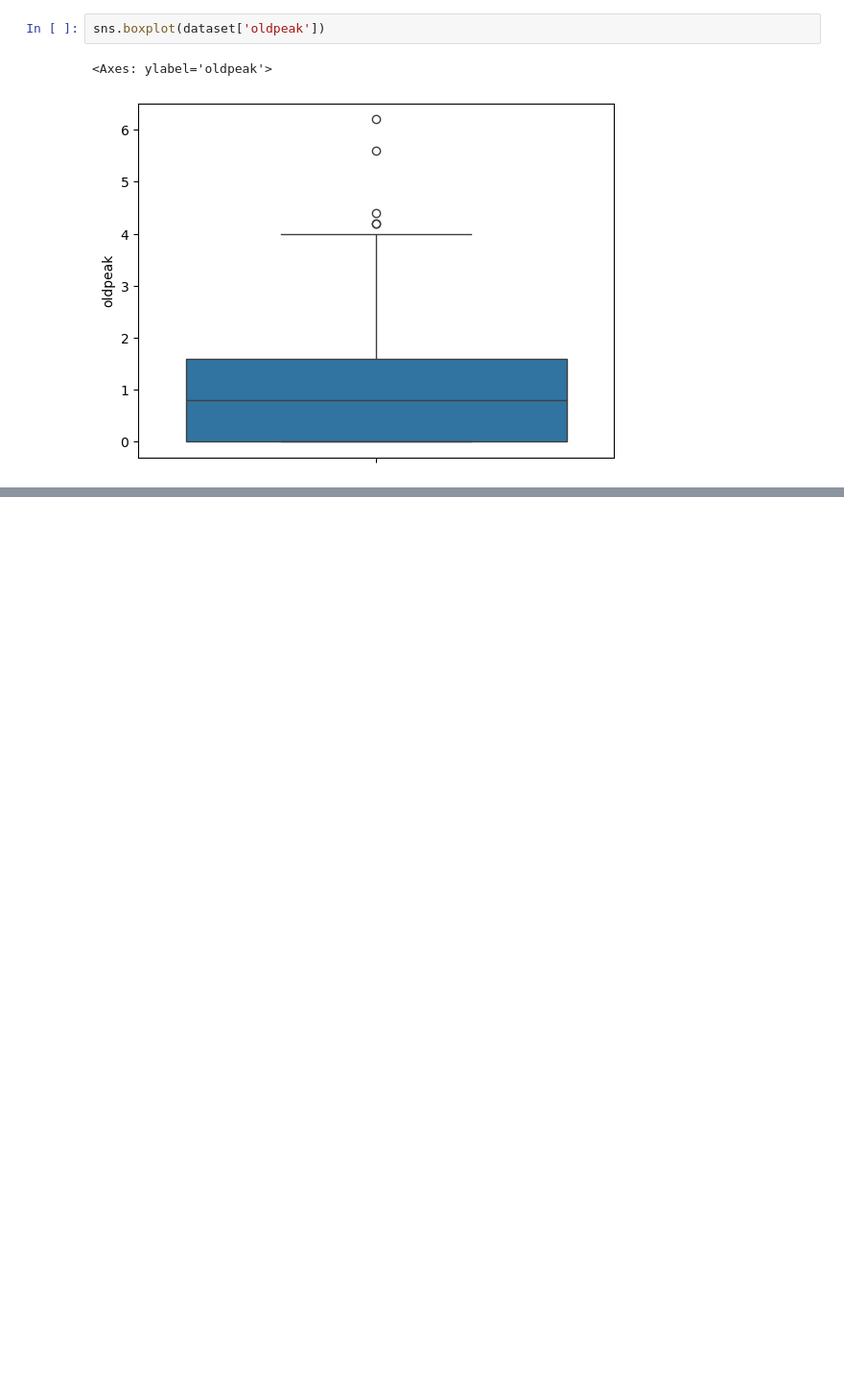
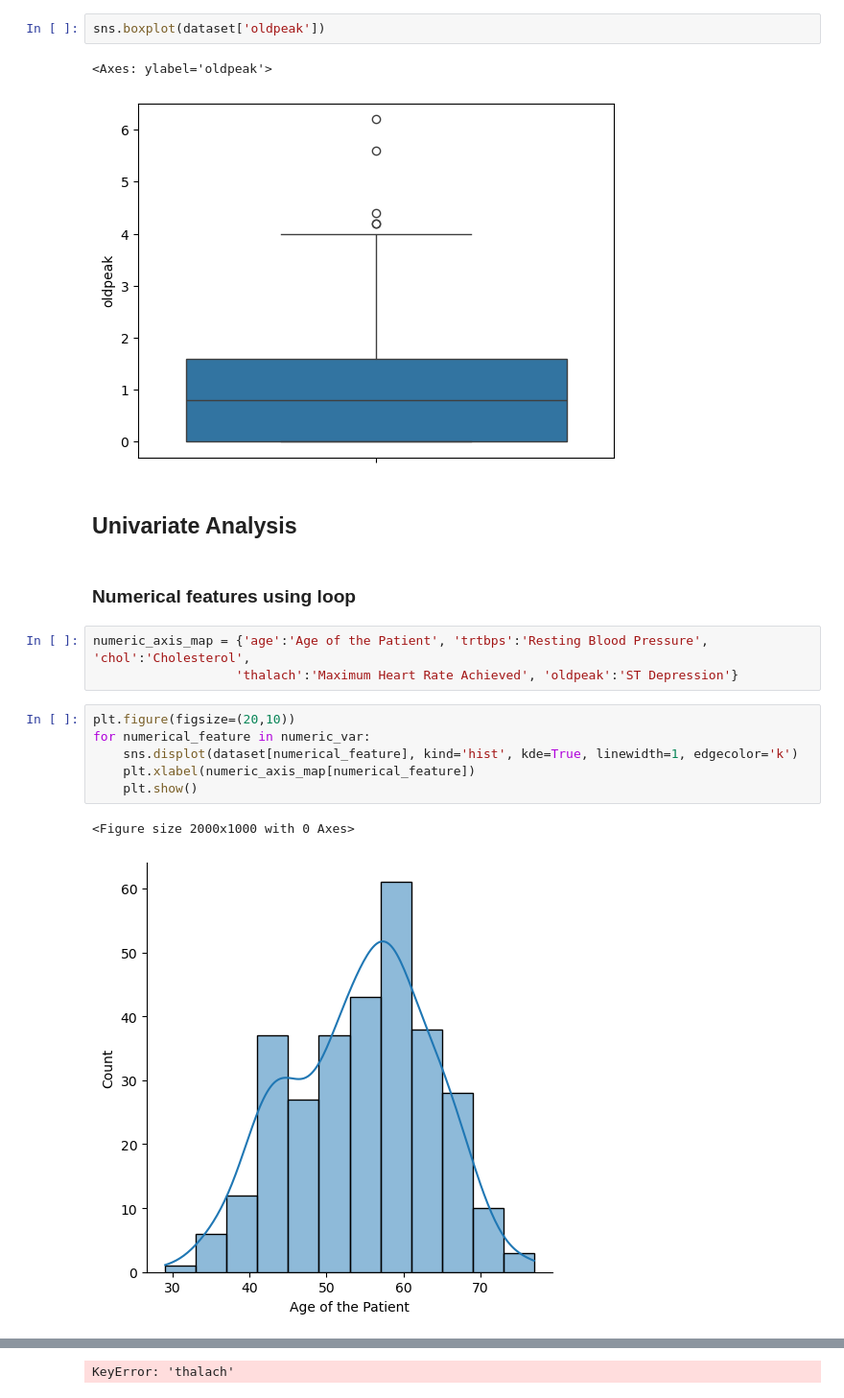
Before and after one commit to vishaltechevangelist/project-heart-attack-analysis-prediction, a Jupyter notebook: Project Heart Attack Prediction .ipynb, the cells around one changed output, grey strips where cells are left out. Shown at 96% size. Drawn from its saved outputs; the diff is of its cells as text; blank space fills up the shorter version.

Commit message:
completing univariate analysis of numerical & categorical features

```diff
--- a/Project Heart Attack Prediction .ipynb
+++ b/Project Heart Attack Prediction .ipynb
@@ -365,3 +365,19 @@ sns.boxplot(dataset['oldpeak'])
 # %% [output]
 <Axes: ylabel='oldpeak'>
 [figure]
+# %% [markdown]
+## Univariate Analysis
+# %% [markdown]
+### Numerical features using loop
+# %%
+numeric_axis_map = {'age':'Age of the Patient', 'trtbps':'Resting Blood Pressure', 'chol':'Cholesterol',
+                   'thalach':'Maximum Heart Rate Achieved', 'oldpeak':'ST Depression'}
+# %%
+plt.figure(figsize=(20,10))
+for numerical_feature in numeric_var:
+    sns.displot(dataset[numerical_feature], kind='hist', kde=True, linewidth=1, edgecolor='k')
+    plt.xlabel(numeric_axis_map[numerical_feature])
+    plt.show()
+# %% [output]
+<Figure size 2000x1000 with 0 Axes>
+[figure, added]
@@ -367,0 +386 @@ sns.boxplot(dataset['oldpeak'])
+KeyError: 'thalach'
```
Also changed, not shown: parts of 7 cells of this notebook.
